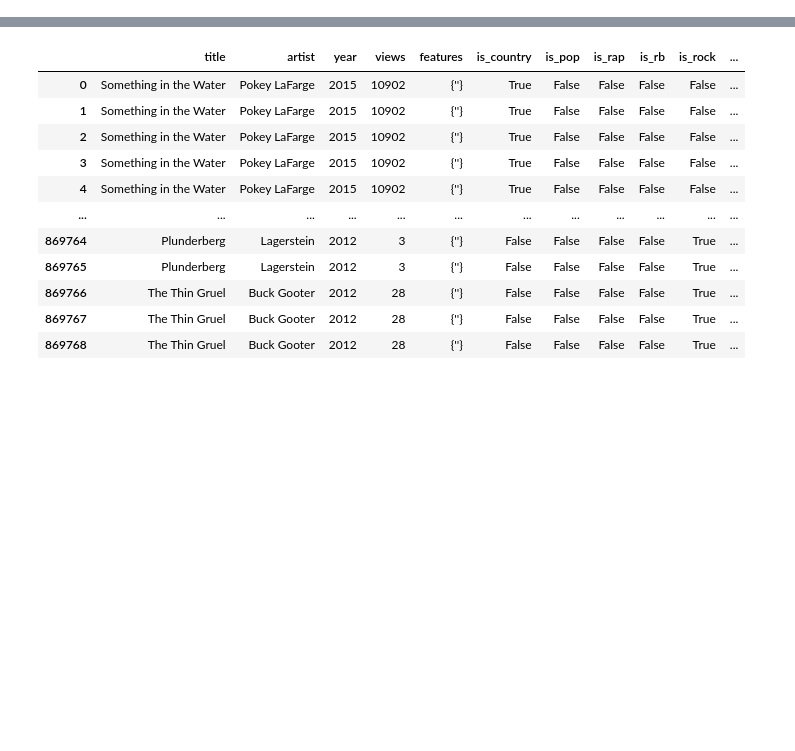
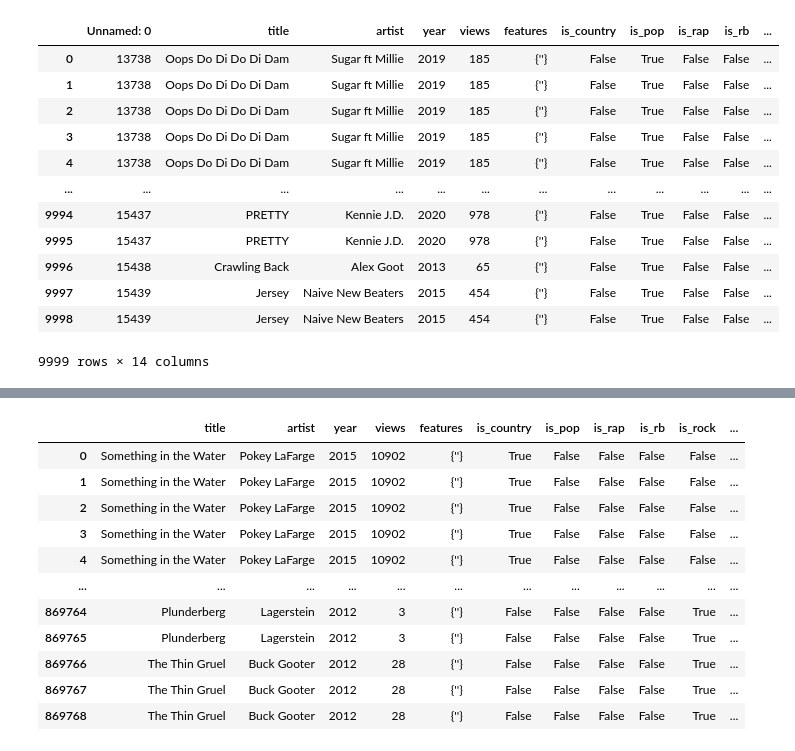
Before and after one commit to ChefBB/TA_project, a Jupyter notebook: labelling.ipynb, the cells around one changed output, grey strips where cells are left out. Cells and saved outputs as stored; diff of their text form; code cells hidden in the pictures; blank space fills up the shorter version.

```diff
--- a/labelling.ipynb
+++ b/labelling.ipynb
@@ -76,3 +54,19 @@ Failed to determine 'entailment' label id from the label2id mapping in the model
+# %%
+df
+# %% [output]
+|  | Unnamed: 0 | title | artist | year | views | features | is_country | is_pop | is_rap | is_rb | ... |
+| 0 | 13738 | Oops Do Di Do Di Dam | Sugar ft Millie | 2019 | 185 | {''} | False | True | False | False | ... |
+| 1 | 13738 | Oops Do Di Do Di Dam | Sugar ft Millie | 2019 | 185 | {''} | False | True | False | False | ... |
+| 2 | 13738 | Oops Do Di Do Di Dam | Sugar ft Millie | 2019 | 185 | {''} | False | True | False | False | ... |
+| 3 | 13738 | Oops Do Di Do Di Dam | Sugar ft Millie | 2019 | 185 | {''} | False | True | False | False | ... |
+| 4 | 13738 | Oops Do Di Do Di Dam | Sugar ft Millie | 2019 | 185 | {''} | False | True | False | False | ... |
+| ... | ... | ... | ... | ... | ... | ... | ... | ... | ... | ... | ... |
+| 9994 | 15437 | PRETTY | Kennie J.D. | 2020 | 978 | {''} | False | True | False | False | ... |
+| 9995 | 15437 | PRETTY | Kennie J.D. | 2020 | 978 | {''} | False | True | False | False | ... |
+| 9996 | 15438 | Crawling Back | Alex Goot | 2013 | 65 | {''} | False | True | False | False | ... |
+| 9997 | 15439 | Jersey | Naive New Beaters | 2015 | 454 | {''} | False | True | False | False | ... |
+| 9998 | 15439 | Jersey | Naive New Beaters | 2015 | 454 | {''} | False | True | False | False | ... |
+9999 rows × 14 columns
 # %%
 # Apply the classification to each row in the dataframe
 df['label'] = classify_emotions_in_parallel(df['stanzas'])
```
Also changed, not shown: parts of 11 cells of this notebook, 1 other file.
